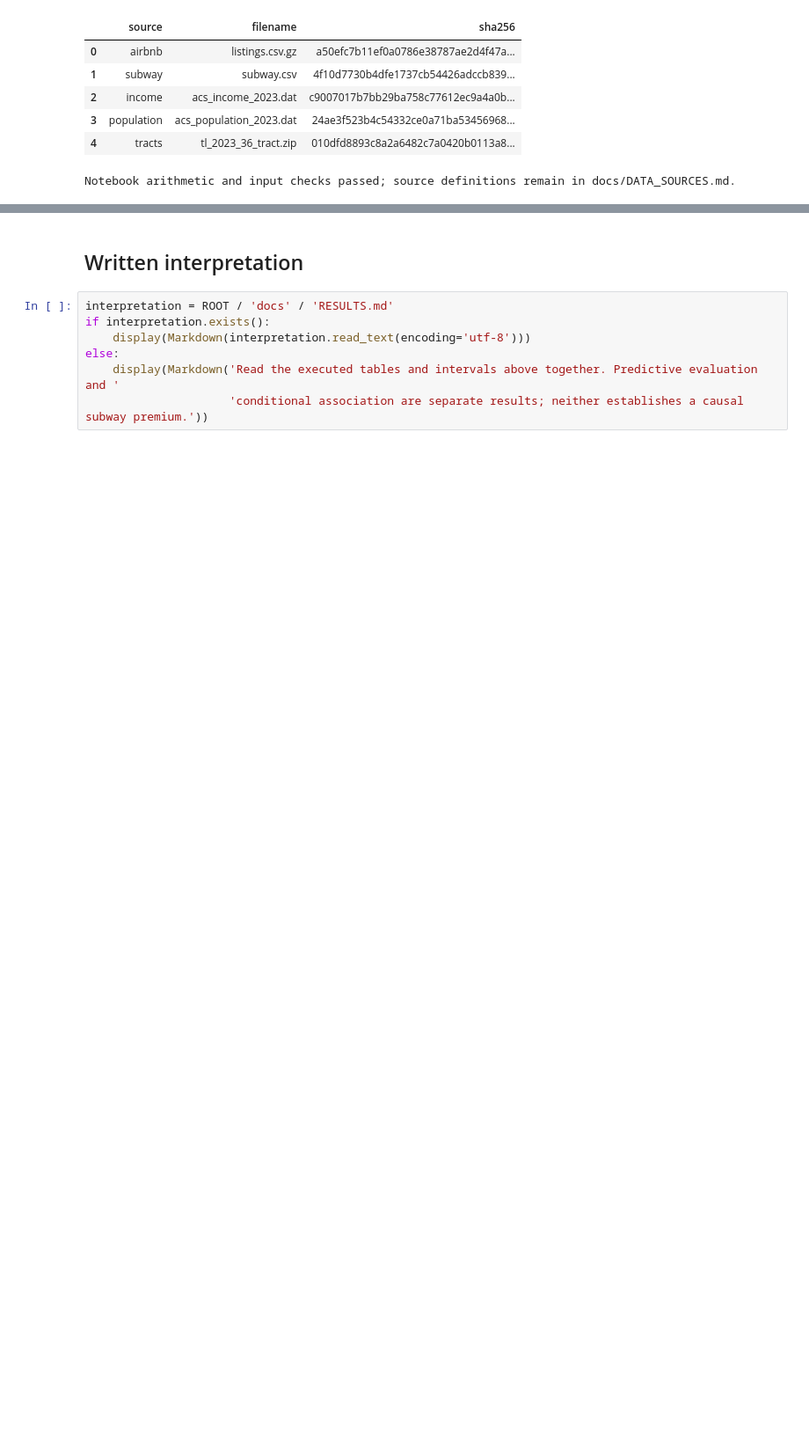
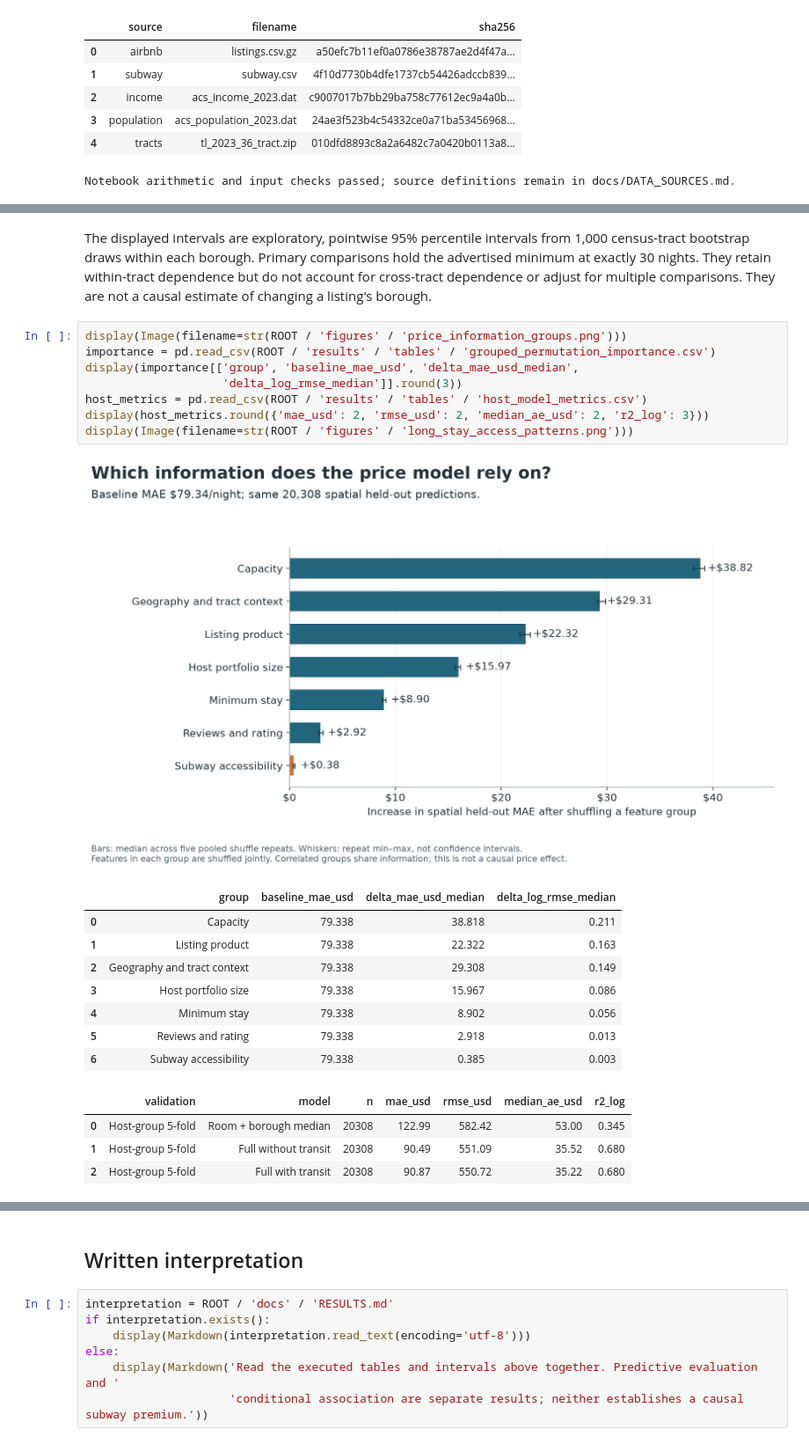
Before and after one commit to racio705/DSCI510-Final-Project, a Jupyter notebook: notebooks/portfolio_results.ipynb, the cells around one changed output, grey strips where cells are left out. Shown at 88% size. Saved outputs shown, nothing was run; the diff lists cells and outputs as text; blank space fills up the shorter version.

```diff
--- a/notebooks/portfolio_results.ipynb
+++ b/notebooks/portfolio_results.ipynb
@@ -232,0 +297,24 @@ Notebook arithmetic and input checks passed; source definitions remain in docs/D
+# %% [markdown]
+The displayed intervals are exploratory, pointwise 95% percentile intervals from 1,000 census-tract bootstrap draws within each borough. Primary comparisons hold the advertised minimum at exactly 30 nights. They retain within-tract dependence but do not account for cross-tract dependence or adjust for multiple comparisons. They are not a causal estimate of changing a listing's borough.
+# %%
+display(Image(filename=str(ROOT / 'figures' / 'price_information_groups.png')))
+importance = pd.read_csv(ROOT / 'results' / 'tables' / 'grouped_permutation_importance.csv')
+display(importance[['group', 'baseline_mae_usd', 'delta_mae_usd_median',
+                    'delta_log_rmse_median']].round(3))
+host_metrics = pd.read_csv(ROOT / 'results' / 'tables' / 'host_model_metrics.csv')
+display(host_metrics.round({'mae_usd': 2, 'rmse_usd': 2, 'median_ae_usd': 2, 'r2_log': 3}))
+display(Image(filename=str(ROOT / 'figures' / 'long_stay_access_patterns.png')))
+# %% [output]
+[figure, added]
+|  | group | baseline_mae_usd | delta_mae_usd_median | delta_log_rmse_median |
+| 0 | Capacity | 79.338 | 38.818 | 0.211 |
+| 1 | Listing product | 79.338 | 22.322 | 0.163 |
+| 2 | Geography and tract context | 79.338 | 29.308 | 0.149 |
+| 3 | Host portfolio size | 79.338 | 15.967 | 0.086 |
+| 4 | Minimum stay | 79.338 | 8.902 | 0.056 |
+| 5 | Reviews and rating | 79.338 | 2.918 | 0.013 |
+| 6 | Subway accessibility | 79.338 | 0.385 | 0.003 |
+|  | validation | model | n | mae_usd | rmse_usd | median_ae_usd | r2_log |
+| 0 | Host-group 5-fold | Room + borough median | 20308 | 122.99 | 582.42 | 53.00 | 0.345 |
+| 1 | Host-group 5-fold | Full without transit | 20308 | 90.49 | 551.09 | 35.52 | 0.680 |
+| 2 | Host-group 5-fold | Full with transit | 20308 | 90.87 | 550.72 | 35.22 | 0.680 |
```
Also changed, not shown: parts of 6 cells of this notebook, 40 other files.
